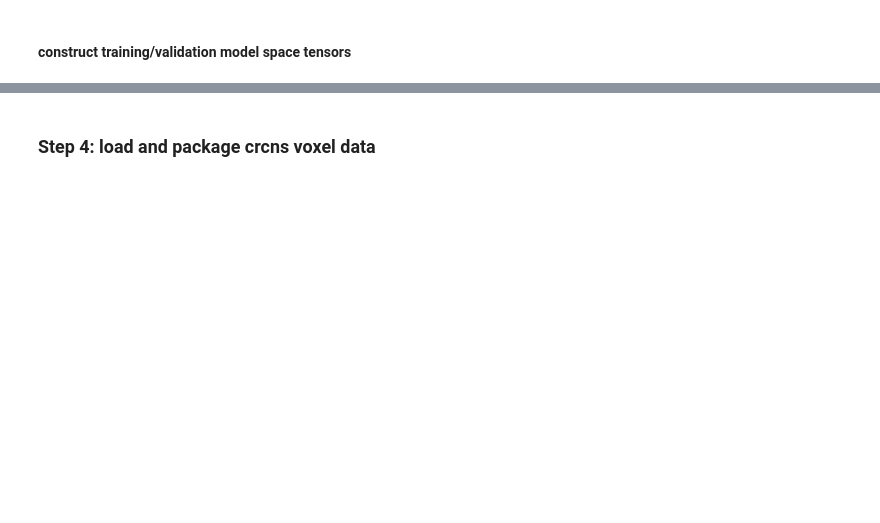
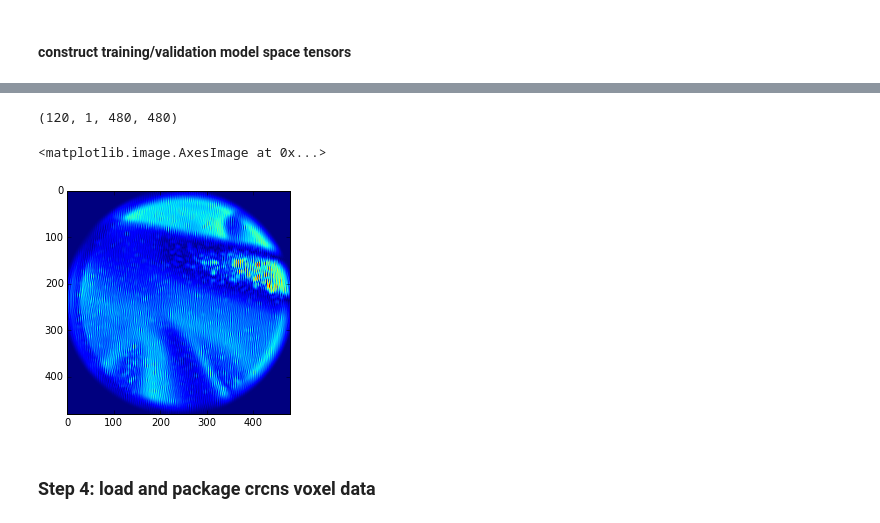
Before and after one commit to ChangdeDu/hrf_fitting, a Jupyter notebook: scripts/feature_weighted_crcns_vers_1p0.ipynb, the cells around one changed output, grey strips where cells are left out. Drawn from its saved outputs; the diff is of its cells as text; code cells hidden in the pictures; blank space fills up the shorter version.

```diff
--- a/scripts/feature_weighted_crcns_vers_1p0.ipynb
+++ b/scripts/feature_weighted_crcns_vers_1p0.ipynb
@@ -59,12 +63,12 @@ plt.imshow(training_stim[0,:,:],cmap = 'gray')
 # %% [markdown]
 ### Step 1: construct feature maps
 # %%
-n_orientations = 8
+n_orientations = 2
 deg_per_stimulus = 20
-lowest_sp_freq = .2 ##cyc/deg
-highest_sp_freq = 1.5
-num_sp_freq = 8
-pix_per_cycle = 2.13333333
+lowest_sp_freq = 6. ##cyc/deg
+highest_sp_freq = 6.
+num_sp_freq = 1
+pix_per_cycle = 4 #2.13333333
 complex_cell = True
 
 print 'D = total number of features = %d' %(n_orientations * num_sp_freq)
@@ -134,3 +180,12 @@ validation_mst = ms.construct_model_space_tensor(val_feature_dict)
+# %%
+val_feature_dict[0].shape
+# %% [output]
+(120, 1, 480, 480)
+# %%
+plt.imshow(val_feature_dict[1][-1,0,:,:])
+# %% [output]
+<matplotlib.image.AxesImage at 0x...>
+[figure, added]
 # %% [markdown]
 ### Step 4: load and package crcns voxel data
 # %%
```
Also changed, not shown: parts of 28 cells of this notebook, 3 other files.
